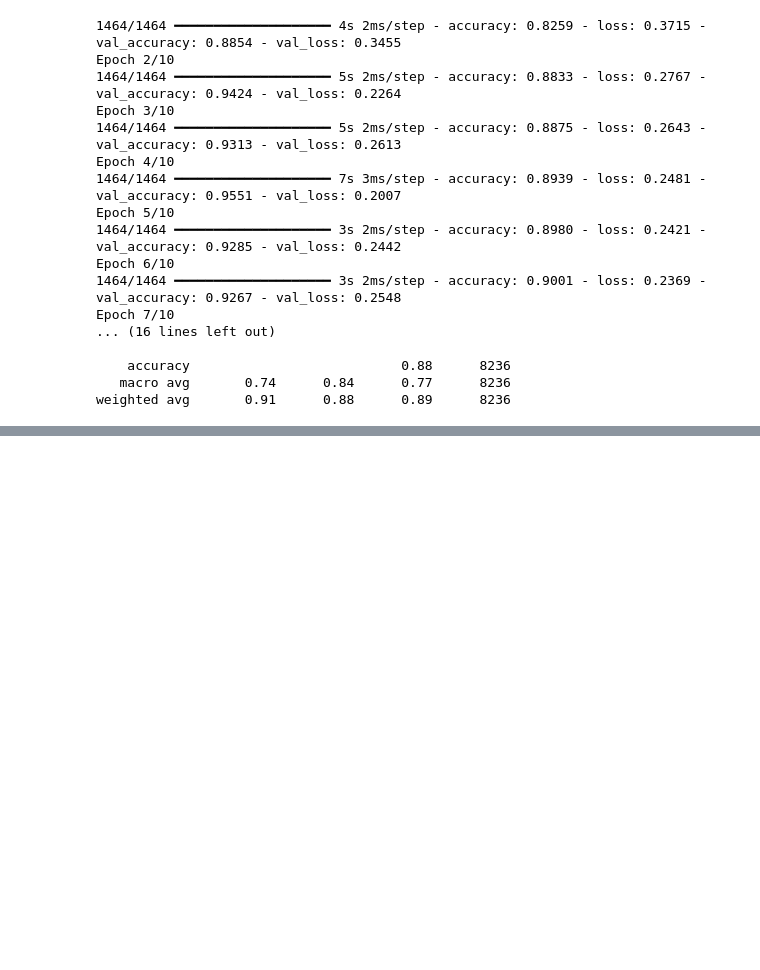
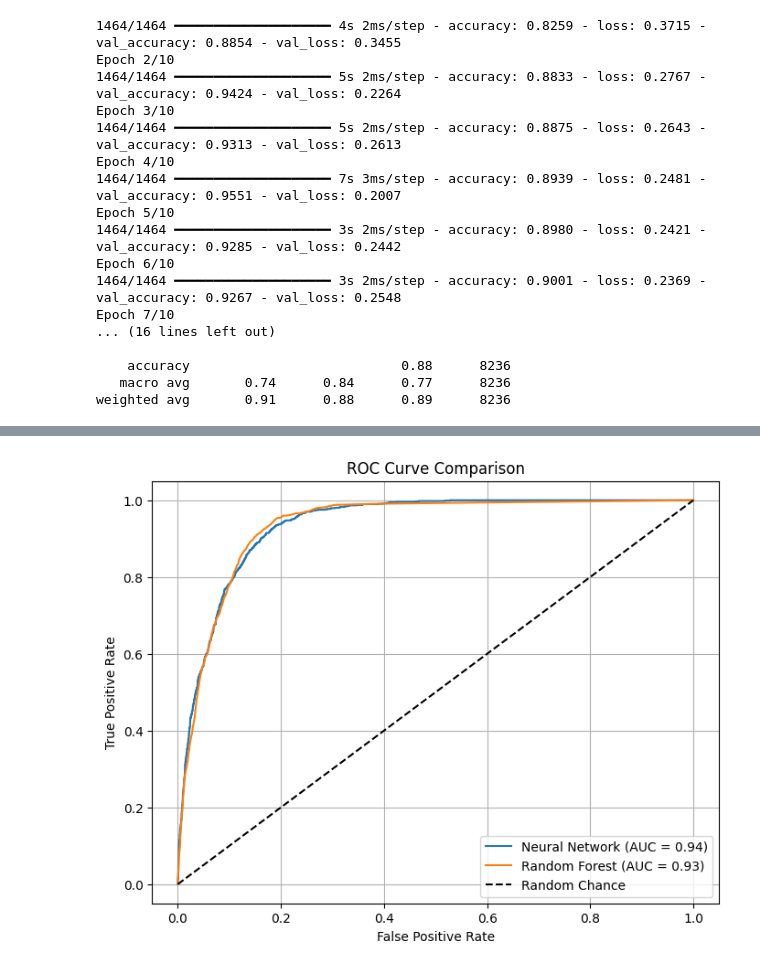
Before and after one commit to YasanthiClair/ML_coursework_, a Jupyter notebook: MachineLearning_CW.ipynb, the cells around one changed output, grey strips where cells are left out. Cells and saved outputs as stored; diff of their text form; code cells hidden in the pictures; blank space fills up the shorter version.

Commit message:
Random forest classification and model evaluation

```diff
--- a/MachineLearning_CW.ipynb
+++ b/MachineLearning_CW.ipynb
@@ -520,0 +551,14 @@ weighted avg       0.91      0.88      0.89      8236
+# %%
+#Random Forest Classification along with resamplaling (balancing the classes)
+#100 trees ncludes in the model
+rf_model=RandomForestClassifier(n_estimators=100,random_state=42)
+
+#Train the model
+rf_model.fit(x_train_resampled,y_train_resampled)
+
+#Predict on test data
+y_pred=rf_model.predict(x_test)
+
+#Evaluate the model
+print("Confusion Matrix:\n",confusion_matrix(y_test,y_pred))
+print("Classification Report:\n",classification_report(y_test,y_pred))
@@ -520,0 +578,25 @@ weighted avg       0.91      0.88      0.89      8236
+# %%
+
+# Neural Network predictions
+# Assuming `y_pred_nn` contains predictions and `model.predict_proba(X_test)` gives probabilities
+y_prob_nn = model.predict(x_test).ravel()  # Use ravel() if probabilities are in a 2D array
+roc_auc_nn = roc_auc_score(y_test, y_prob_nn)
+fpr_nn, tpr_nn, _ = roc_curve(y_test, y_prob_nn)
+
+# Random Forest predictions
+y_prob_rf = rf_model.predict_proba(x_test)[:, 1]
+roc_auc_rf = roc_auc_score(y_test, y_prob_rf)
+fpr_rf, tpr_rf, _ = roc_curve(y_test, y_prob_rf)
+
+# Plot ROC Curve
+plt.figure(figsize=(8, 6))
+plt.plot(fpr_nn, tpr_nn, label=f"Neural Network (AUC = {roc_auc_nn:.2f})")
+plt.plot(fpr_rf, tpr_rf, label=f"Random Forest (AUC = {roc_auc_rf:.2f})")
+plt.plot([0, 1], [0, 1], 'k--', label="Random Chance")
+plt.xlabel("False Positive Rate")
+plt.ylabel("True Positive Rate")
+plt.title("ROC Curve Comparison")
+plt.legend()
+plt.grid()
+plt.show()
+# %% [output]
@@ -520,0 +604 @@ weighted avg       0.91      0.88      0.89      8236
+[figure, added]
```
Also changed, not shown: parts of 5 cells of this notebook.
